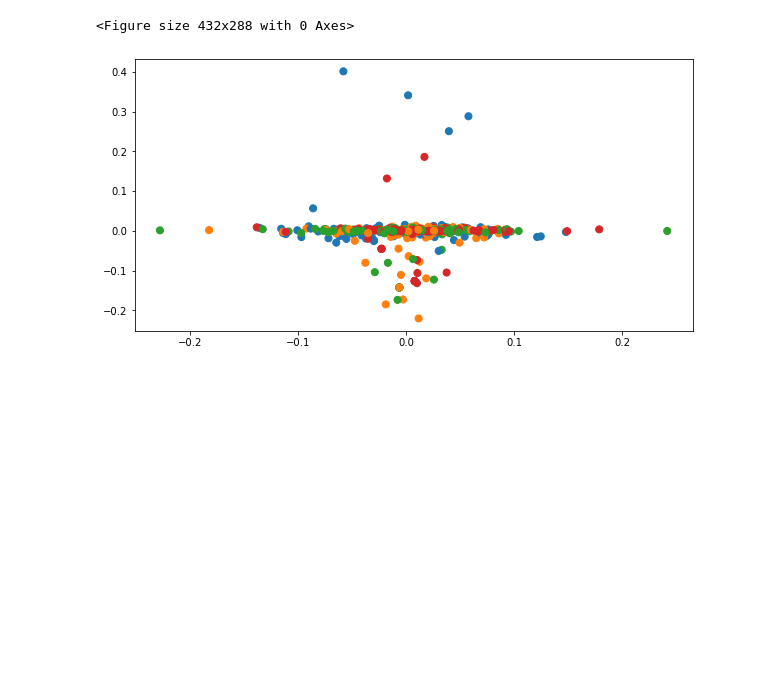
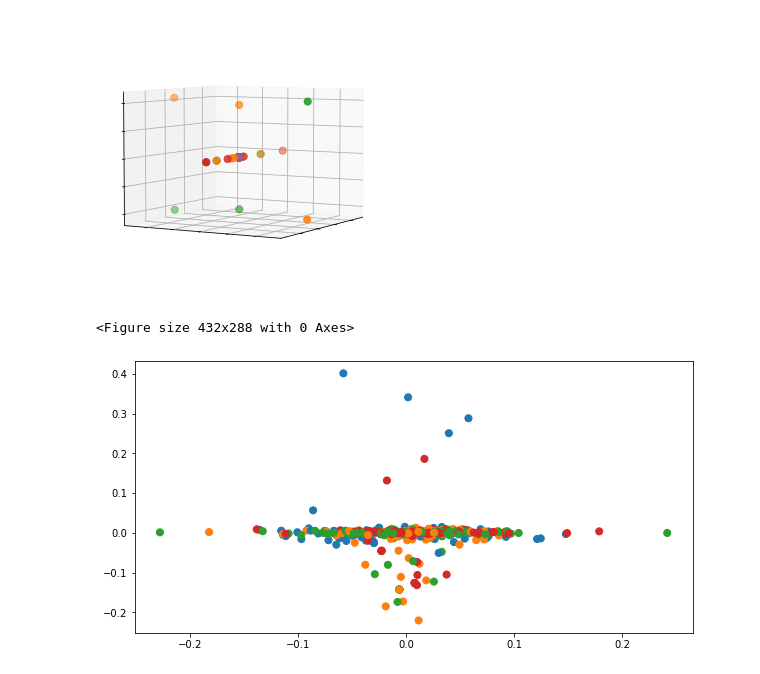
Before and after one commit to seanli3/graph_restructure, a Jupyter notebook: plot/eigenvalue prepresentation.ipynb, the cells around one changed output. Cells and saved outputs as stored; diff of their text form; code cells hidden in the pictures; blank space fills up the shorter version.

Commit message:
Update plots

```diff
--- a/plot/eigenvalue prepresentation.ipynb
+++ b/plot/eigenvalue prepresentation.ipynb
@@ -99,3 +104,30 @@ plot_data_points(i, j, data.y)
+# %%
+def plot_data_points_3d(x, y, z, labels, elev=30, azim=30):
+    import matplotlib.pyplot as plt
+    fig = plt.figure(figsize=(5, 5))
+    ax = fig.add_subplot(projection='3d')
+
+    # ax = fig.add_subplot(projection='3d')
+    colours = ['#1f77b4', '#ff7f0e', '#2ca02c', '#d62728', '#9467bd', '#8c564b', '#e377c2', '#7f7f7f', '#bcbd22', '#17becf']
+    ax.scatter(x, y, z, s=50, c=[colours[c] for c in labels.long().tolist()])
+    ax.view_init(elev=elev, azim=azim)
+    ax.xaxis.set_ticklabels([])
+    ax.yaxis.set_ticklabels([])
+    ax.zaxis.set_ticklabels([])
+
+    for line in ax.xaxis.get_ticklines():
+        line.set_visible(False)
+    for line in ax.yaxis.get_ticklines():
+        line.set_visible(False)
+    for line in ax.zaxis.get_ticklines():
+        line.set_visible(False)
+    plt.savefig('./3d_eig.pdf', format='pdf', bbox_inches='tight',)
+    plt.show()
+# %%
+# plot_data_points_3d(v[:,366], v[:,382], v[:, 3], data.y, 30, 60)
+plot_data_points_3d(v[:,22], v[:,44], v[:, 206], data.y, 5, 30)
+# %% [output]
+[figure, added]
 # %%
 plot_data_points(data.num_nodes-36, data.num_nodes - 1, data.y)
 # %% [output]
```
Also changed, not shown: parts of 9 cells of this notebook, 5 other files.
